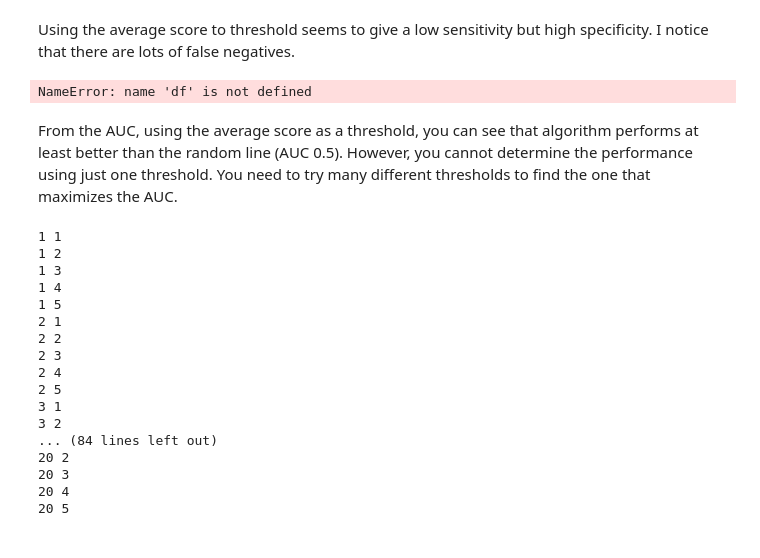
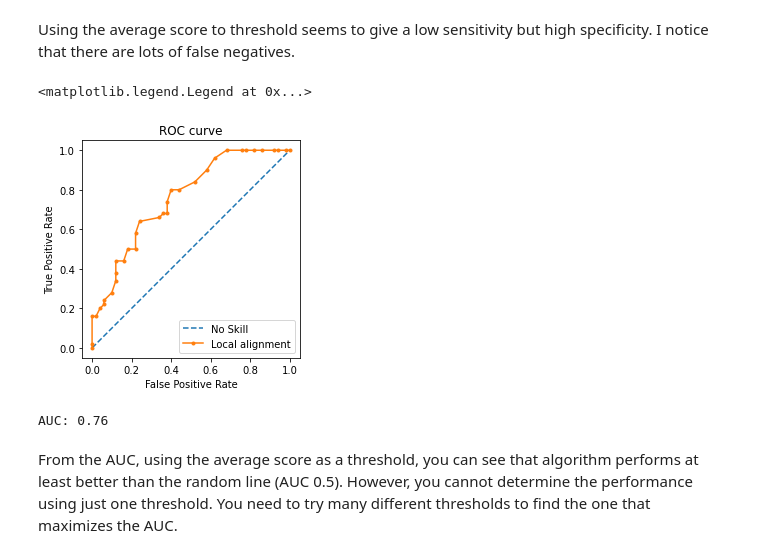
Before and after one commit to maggietsui/Project1, a Jupyter notebook: Margaret_Tsui_BMI203_HW1.ipynb, the cells around one changed output. Saved outputs shown, nothing was run; the diff lists cells and outputs as text; code cells hidden in the pictures.

```diff
--- a/Margaret_Tsui_BMI203_HW1.ipynb
+++ b/Margaret_Tsui_BMI203_HW1.ipynb
@@ -104,12 +114,5 @@ for pair in pos_pairs:
 # %%
 pos_scores
-# %%
-sw = algs.NeedlemanWunsch("/Users/mtsui1/Documents/Classes/Algs/Project1/scoring_matrices/BLOSUM50.mat")
-#sw.set_gap_open(-11)
-#sw.set_gap_extend(-3)
-score, alignment = sw.align("sequences/test1.fa", "sequences/test2.fa")
-print(score)
-print(alignment)
 # %%
 neg_scores = {}
 for pair in neg_pairs:
@@ -163,30 +196,32 @@ print("specificity: " + str(specificity))
 # %% [markdown]
 Using the average score to threshold seems to give a low sensitivity but high specificity. I notice that there are lots of false negatives.
 # %%
-from sklearn.metrics import roc_auc_score, roc_curve
+#pred = [x/max(all_scores) for x in all_scores]
 
-fpr, tpr, thresholds = roc_curve(df['actual'], df['predicted'])
-ns_probs = [False for _ in range(len(df['predicted']))]
+fpr, tpr, thresholds = roc_curve(df['actual'], all_scores)
+ns_probs = [False for _ in range(len(df['actual']))]
 ns_fpr, ns_tpr, _ = roc_curve(df['actual'], ns_probs)
 
 fig = plt.figure()
 ax = fig.add_subplot(111)
 
 plt.plot(ns_fpr, ns_tpr, linestyle='--', label='No Skill')
 plt.plot(fpr, tpr, marker='.', label='Local alignment')
 
 plt.title('ROC curve')
 plt.xlabel('False Positive Rate')
 plt.ylabel('True Positive Rate')
 ax.set_aspect('equal', adjustable='box')
+plt.legend()
 # %% [output]
-NameError: name 'df' is not defined
+<matplotlib.legend.Legend at 0x...>
+[figure, added]
 # %%
-from sklearn.metrics import roc_auc_score
-
 # calculate AUC
-auc = roc_auc_score(df['actual'], df['predicted'])
+auc = roc_auc_score(df['actual'], pred)
 print("AUC: " + str(auc))
+# %% [output]
+AUC: 0.76
 # %% [markdown]
 From the AUC, using the average score as a threshold, you can see that algorithm performs at least better than the random line (AUC 0.5). However, you cannot determine the performance using just one threshold. You need to try many different thresholds to find the one that maximizes the AUC.
 # %%
@@ -204,24 +239,6 @@ for gap_open in range(1,21):
             scores.append(score)
         pos_scores_gaps[(gap_open, gap_extend)] = scores
         print(gap_open, gap_extend)
-# %% [output]
-1 1
-1 2
-1 3
-1 4
-1 5
-2 1
-2 2
-2 3
-2 4
-2 5
-3 1
-3 2
-... (84 lines left out)
-20 2
-20 3
-20 4
-20 5
 # %%
 new = {}
 for k,v in pos_scores_gaps.items():
```
Also changed, not shown: parts of 37 cells of this notebook.
